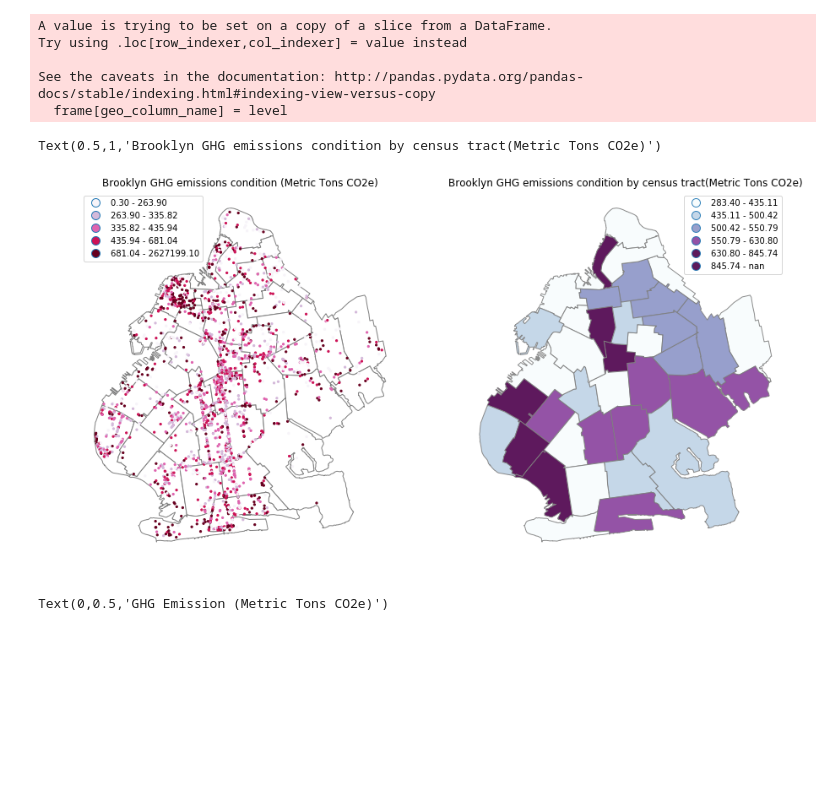
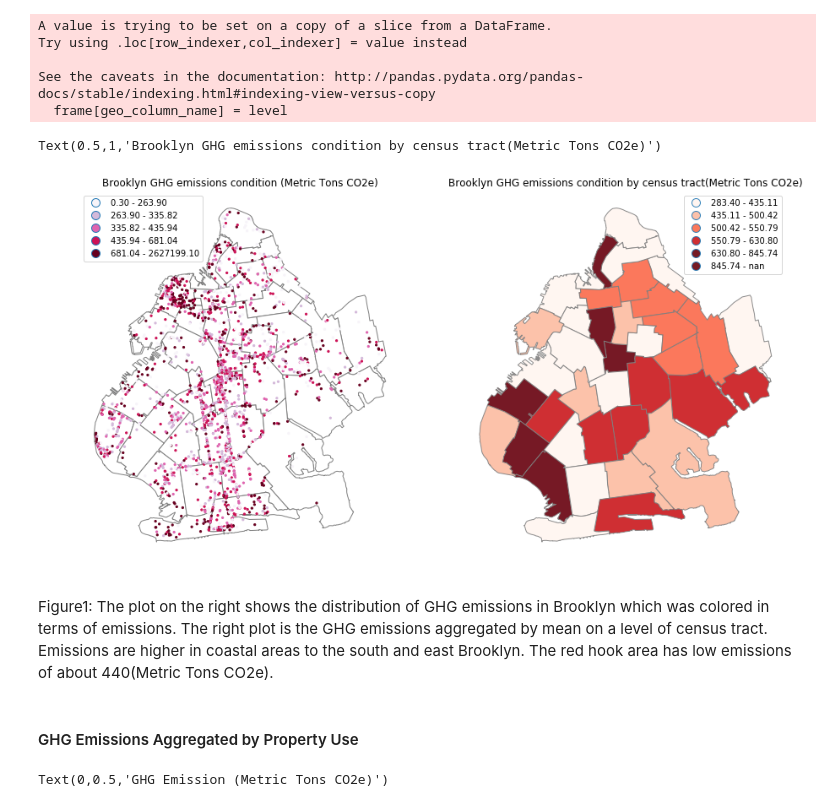
Before and after one commit to akash-y/digitalceqr, a Jupyter notebook: CHAPTER 18 - GHG/Current_GHG_Emissions_Situation_Analysis.ipynb, the cells around one changed output. Cells and saved outputs as stored; diff of their text form; code cells hidden in the pictures; blank space fills up the shorter version.

```diff
--- a/CHAPTER 18 - GHG/Current_GHG_Emissions_Situation_Analysis.ipynb
+++ b/CHAPTER 18 - GHG/Current_GHG_Emissions_Situation_Analysis.ipynb
@@ -138,19 +146,23 @@ censusmean = bkbasemap.merge(zipcode_ghg,left_on='ZIPCODE',right_on='ZIPCODE',ho
 # %%
 fig = pl.figure(figsize=(15,8))
 ax = fig.add_subplot(121)
 bkbasemap.plot(ax=ax,color='white',edgecolor='grey')
 bkghgtotal.plot(column = 'GHG_Total',markersize=5,cmap='PuRd',scheme='quantiles',k=5,legend=True,ax=ax)
 
 ax.axis('off')
 ax.set_title('Brooklyn GHG emissions condition (Metric Tons CO2e)')
 
 ax=fig.add_subplot(122)
-censusmean.plot(column='GHG_Total',scheme='quantiles',k=6,legend=True,ax=ax,cmap='BuPu',edgecolor='grey',alpha=0.9)
+censusmean.plot(column='GHG_Total',scheme='quantiles',k=6,legend=True,ax=ax,cmap='Reds',edgecolor='grey',alpha=0.9)
 ax.axis('off')
 ax.set_title('Brooklyn GHG emissions condition by census tract(Metric Tons CO2e)')
 # %% [output]
 Text(0.5,1,'Brooklyn GHG emissions condition by census tract(Metric Tons CO2e)')
-[figure, old version]
+[figure, new version]
+# %% [markdown]
+Figure1: The plot on the right shows the distribution of GHG emissions in Brooklyn which was colored in terms of emissions. The right plot is the GHG emissions aggregated by mean on a level of census tract. Emissions are higher in coastal areas to the south and east Brooklyn. The red hook area has low emissions of about 440(Metric Tons CO2e).
+# %% [markdown]
+#### GHG Emissions Aggregated by Property Use
 # %%
 fig = pl.figure(figsize=(12,5))
 ax = fig.add_subplot(111)
```
Also changed, not shown: parts of 47 cells of this notebook, 3 other files.
